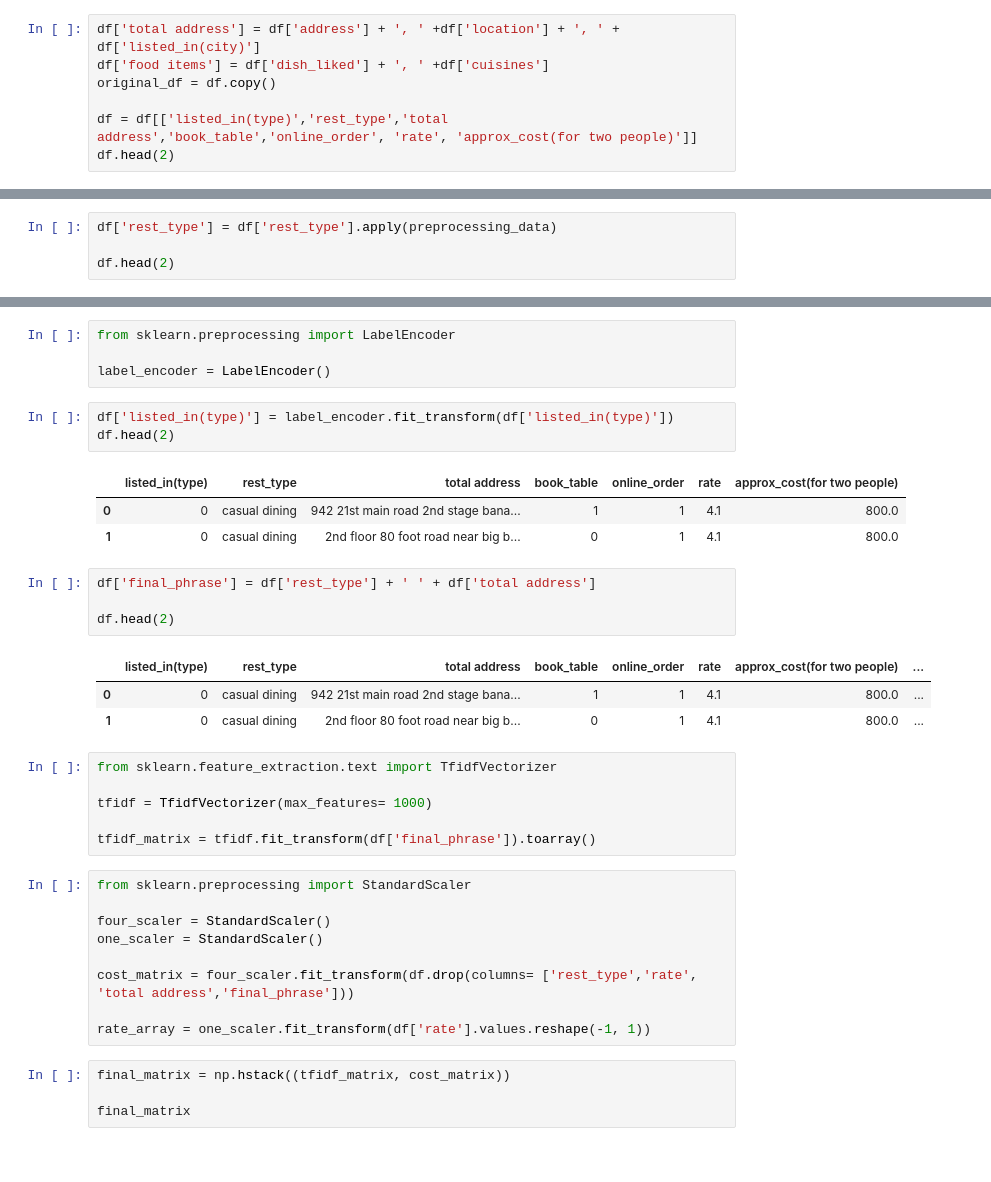
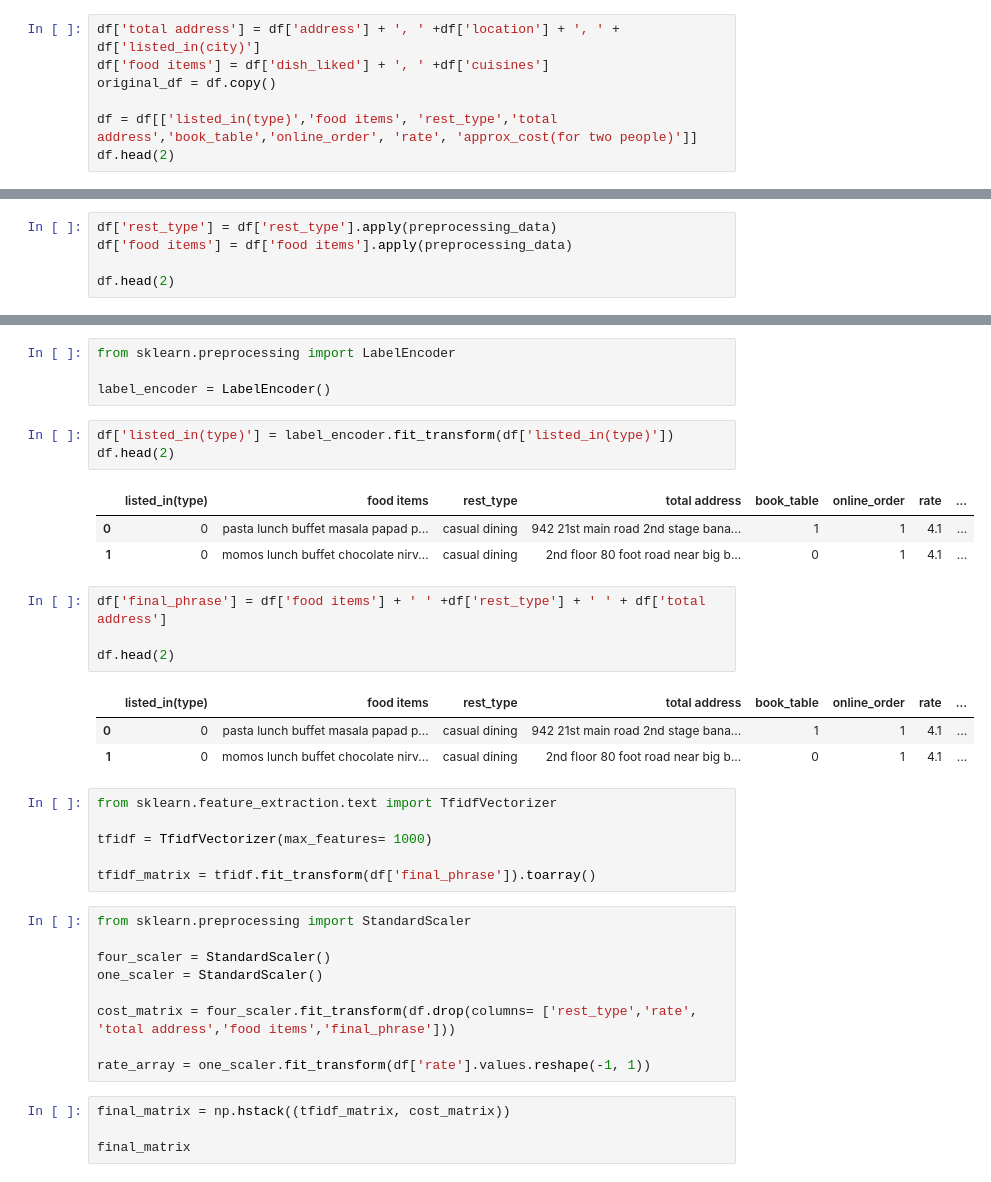
Before and after one commit to Karthik5412/Deep-Learning-Projects, a Jupyter notebook: ANN Model/notebook.ipynb, the cells around one changed output, grey strips where cells are left out. Drawn from its saved outputs; the diff is of its cells as text.

```diff
--- a/ANN Model/notebook.ipynb
+++ b/ANN Model/notebook.ipynb
@@ -82,6 +86,6 @@ df['total address'] = df['address'] + ', ' +df['location'] + ', ' +  df['listed_
 df['food items'] = df['dish_liked'] + ', ' +df['cuisines']
 original_df = df.copy()
 
-df = df[['listed_in(type)','rest_type','total address','book_table','online_order', 'rate', 'approx_cost(for two people)']]
+df = df[['listed_in(type)','food items', 'rest_type','total address','book_table','online_order', 'rate', 'approx_cost(for two people)']]
 df.head(2)
 # %% [output]
@@ -174,5 +180,6 @@ df.head(2)
 # %%
 df['rest_type'] = df['rest_type'].apply(preprocessing_data)
+df['food items'] = df['food items'].apply(preprocessing_data)
 
 df.head(2)
 # %% [output]
@@ -204,17 +211,17 @@ label_encoder = LabelEncoder()
 df['listed_in(type)'] = label_encoder.fit_transform(df['listed_in(type)'])
 df.head(2)
 # %% [output]
-|  | listed_in(type) | rest_type | total address | book_table | online_order | rate | approx_cost(for two people) |
-| 0 | 0 | casual dining | 942 21st main road 2nd stage bana... | 1 | 1 | 4.1 | 800.0 |
-| 1 | 0 | casual dining | 2nd floor 80 foot road near big b... | 0 | 1 | 4.1 | 800.0 |
+|  | listed_in(type) | food items | rest_type | total address | book_table | online_order | rate | ... |
+| 0 | 0 | pasta lunch buffet masala papad p... | casual dining | 942 21st main road 2nd stage bana... | 1 | 1 | 4.1 | ... |
+| 1 | 0 | momos lunch buffet chocolate nirv... | casual dining | 2nd floor 80 foot road near big b... | 0 | 1 | 4.1 | ... |
 # %%
-df['final_phrase'] = df['rest_type'] + ' ' + df['total address']
+df['final_phrase'] = df['food items'] + ' ' +df['rest_type'] + ' ' + df['total address']
 
 df.head(2)
 # %% [output]
-|  | listed_in(type) | rest_type | total address | book_table | online_order | rate | approx_cost(for two people) | ... |
-| 0 | 0 | casual dining | 942 21st main road 2nd stage bana... | 1 | 1 | 4.1 | 800.0 | ... |
-| 1 | 0 | casual dining | 2nd floor 80 foot road near big b... | 0 | 1 | 4.1 | 800.0 | ... |
+|  | listed_in(type) | food items | rest_type | total address | book_table | online_order | rate | ... |
+| 0 | 0 | pasta lunch buffet masala papad p... | casual dining | 942 21st main road 2nd stage bana... | 1 | 1 | 4.1 | ... |
+| 1 | 0 | momos lunch buffet chocolate nirv... | casual dining | 2nd floor 80 foot road near big b... | 0 | 1 | 4.1 | ... |
 # %%
 from sklearn.feature_extraction.text import TfidfVectorizer
 
@@ -227,7 +234,7 @@ from sklearn.preprocessing import StandardScaler
 four_scaler = StandardScaler()
 one_scaler = StandardScaler()
 
-cost_matrix = four_scaler.fit_transform(df.drop(columns= ['rest_type','rate', 'total address','final_phrase']))
+cost_matrix = four_scaler.fit_transform(df.drop(columns= ['rest_type','rate', 'total address','food items','final_phrase']))
 
 rate_array = one_scaler.fit_transform(df['rate'].values.reshape(-1, 1))
 # %%
```
Also changed, not shown: parts of 10 cells of this notebook.
